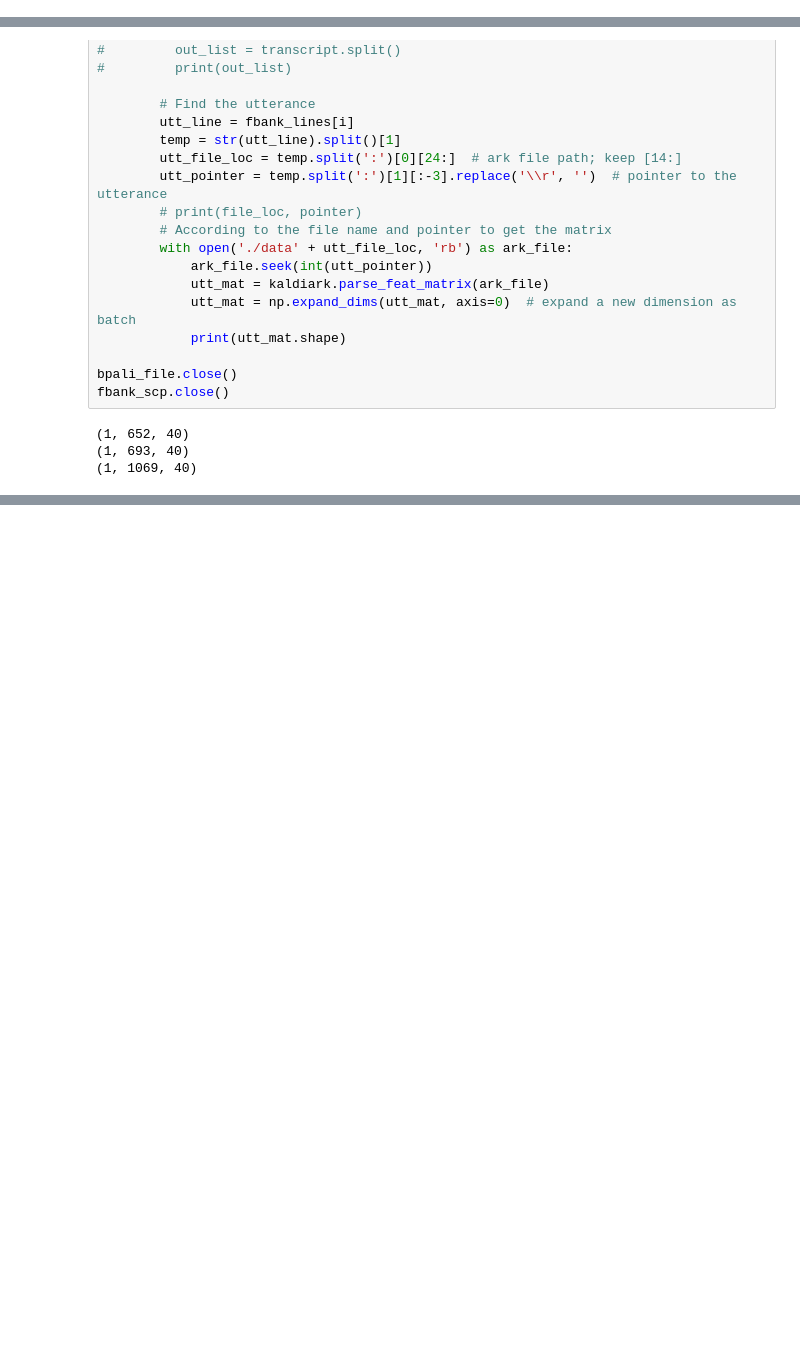
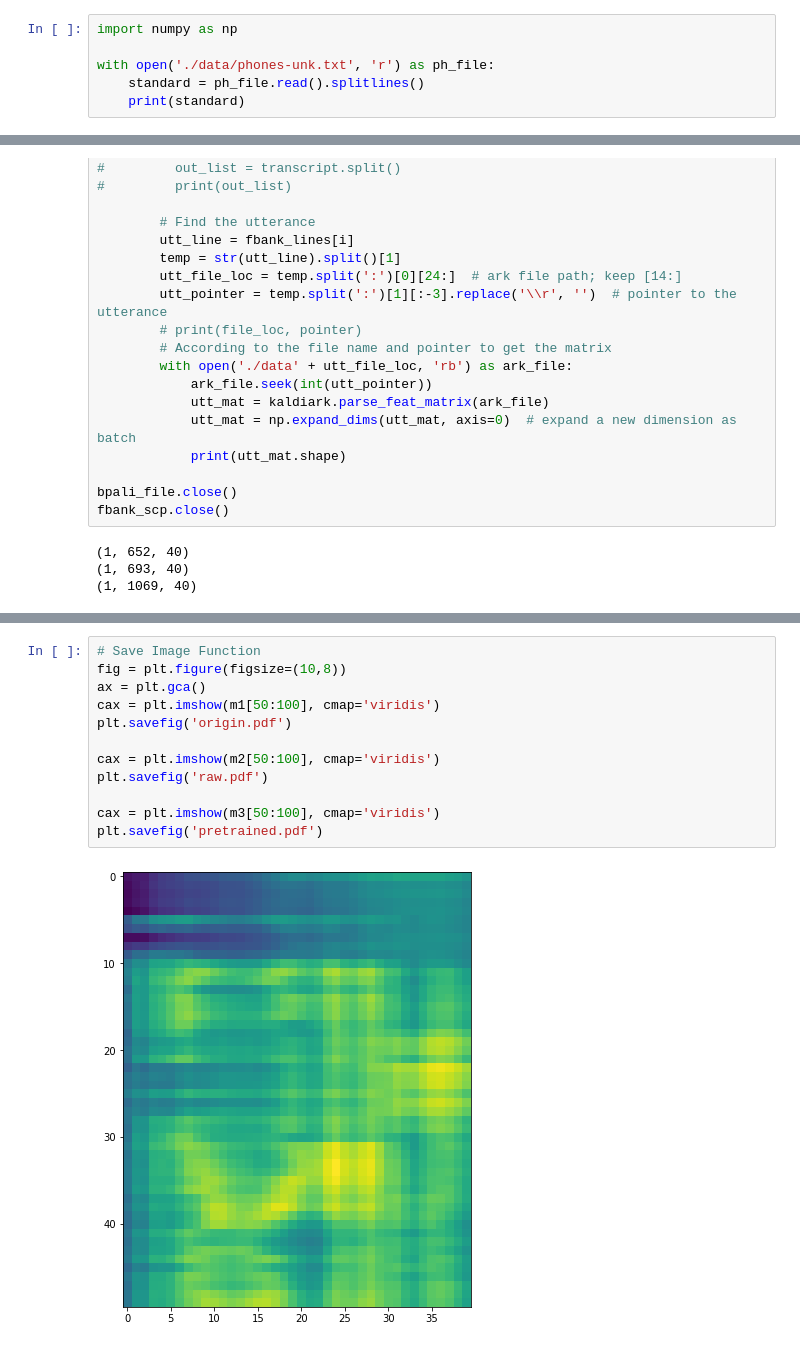
Before and after one commit to 78302/fyp-code, a Jupyter notebook: test.ipynb, the cells around one changed output, grey strips where cells are left out. Saved outputs shown, nothing was run; the diff lists cells and outputs as text; blank space fills up the shorter version.

```diff
--- a/test.ipynb
+++ b/test.ipynb
@@ -350,0 +353,6 @@ classification_net(
+# %%
+import numpy as np
+
+with open('./data/phones-unk.txt', 'r') as ph_file:
+    standard = ph_file.read().splitlines()
+    print(standard)
@@ -565,0 +754,14 @@ plt.savefig('pretrained.pdf')
+# %%
+# Save Image Function
+fig = plt.figure(figsize=(10,8))
+ax = plt.gca()
+cax = plt.imshow(m1[50:100], cmap='viridis')
+plt.savefig('origin.pdf')
+
+cax = plt.imshow(m2[50:100], cmap='viridis')
+plt.savefig('raw.pdf')
+
+cax = plt.imshow(m3[50:100], cmap='viridis')
+plt.savefig('pretrained.pdf')
+# %% [output]
+[figure, added]
```
Also changed, not shown: parts of 8 cells of this notebook, 1 other file.
